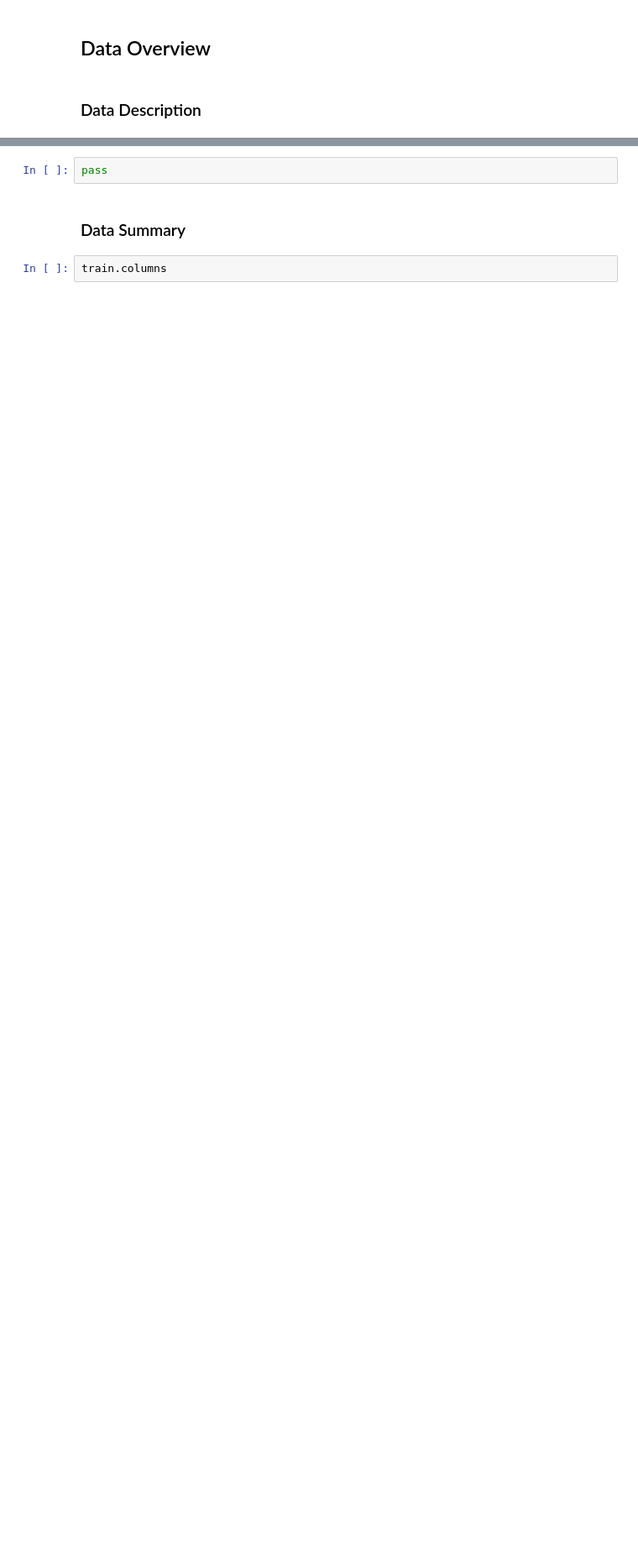
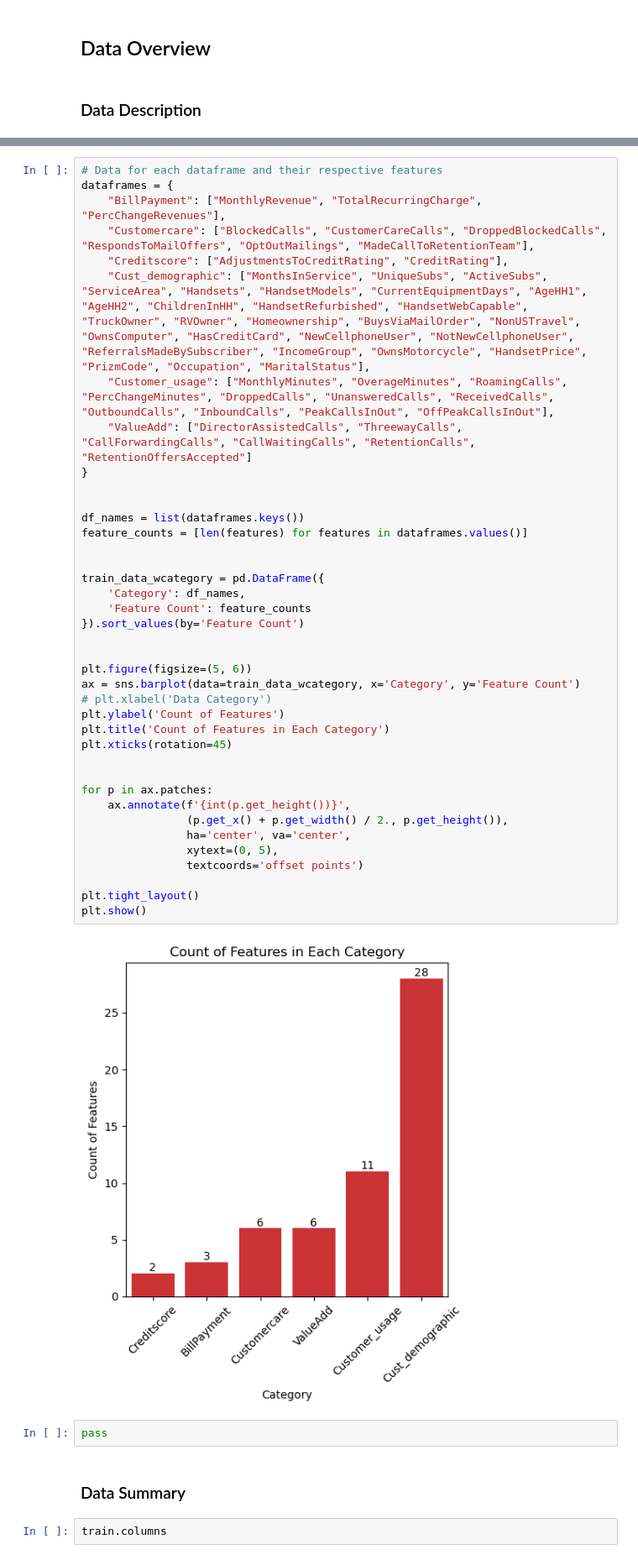
Before and after one commit to kayleeisokay/cs109a_final_project, a Jupyter notebook: MS3.ipynb, the cells around one changed output, grey strips where cells are left out. Shown at 84% size. Saved outputs shown, nothing was run; the diff lists cells and outputs as text; blank space fills up the shorter version.

Commit message:
Update Data summary with category chart

```diff
--- a/MS3.ipynb
+++ b/MS3.ipynb
@@ -31,3 +130,44 @@ test = pd.read_csv('test_clean.csv')
+# %%
+# Data for each dataframe and their respective features
+dataframes = {
+    "BillPayment": ["MonthlyRevenue", "TotalRecurringCharge", "PercChangeRevenues"],
+    "Customercare": ["BlockedCalls", "CustomerCareCalls", "DroppedBlockedCalls", "RespondsToMailOffers", "OptOutMailings", "MadeCallToRetentionTeam"],
+    "Creditscore": ["AdjustmentsToCreditRating", "CreditRating"],
+    "Cust_demographic": ["MonthsInService", "UniqueSubs", "ActiveSubs", "ServiceArea", "Handsets", "HandsetModels", "CurrentEquipmentDays", "AgeHH1", "AgeHH2", "ChildrenInHH", "HandsetRefurbished", "HandsetWebCapable", "TruckOwner", "RVOwner", "Homeownership", "BuysViaMailOrder", "NonUSTravel", "OwnsComputer", "HasCreditCard", "NewCellphoneUser", "NotNewCellphoneUser", "ReferralsMadeBySubscriber", "IncomeGroup", "OwnsMotorcycle", "HandsetPrice", "PrizmCode", "Occupation", "MaritalStatus"],
+    "Customer_usage": ["MonthlyMinutes", "OverageMinutes", "RoamingCalls", "PercChangeMinutes", "DroppedCalls", "UnansweredCalls", "ReceivedCalls", "OutboundCalls", "InboundCalls", "PeakCallsInOut", "OffPeakCallsInOut"],
+    "ValueAdd": ["DirectorAssistedCalls", "ThreewayCalls", "CallForwardingCalls", "CallWaitingCalls", "RetentionCalls", "RetentionOffersAccepted"]
+}
+
+
+df_names = list(dataframes.keys())
+feature_counts = [len(features) for features in dataframes.values()]
+
+
+train_data_wcategory = pd.DataFrame({
+    'Category': df_names,
+    'Feature Count': feature_counts
+}).sort_values(by='Feature Count')
+
+
+plt.figure(figsize=(5, 6))
+ax = sns.barplot(data=train_data_wcategory, x='Category', y='Feature Count')
+# plt.xlabel('Data Category')
+plt.ylabel('Count of Features')
+plt.title('Count of Features in Each Category')
+plt.xticks(rotation=45)
+
+
+for p in ax.patches:
+    ax.annotate(f'{int(p.get_height())}',
+                (p.get_x() + p.get_width() / 2., p.get_height()),
+                ha='center', va='center',
+                xytext=(0, 5),
+                textcoords='offset points')
+
+plt.tight_layout()
+plt.show()
+# %% [output]
+[figure, added]
 # %%
 pass
 # %% [markdown]
```
Also changed, not shown: parts of 7 cells of this notebook.
